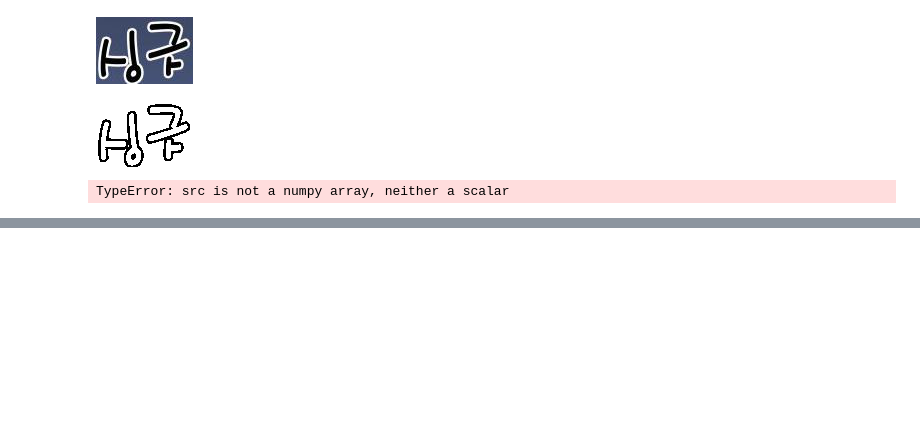
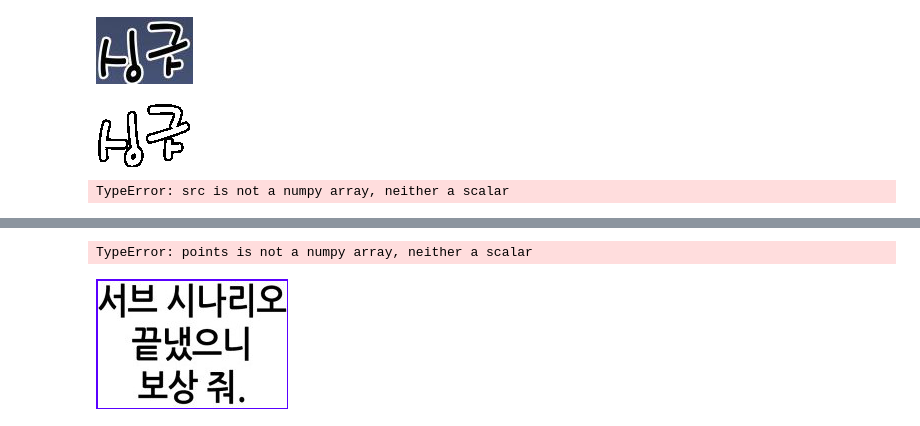
Before and after one commit to YMGYM/ocr_practice, a Jupyter notebook: image_edit.ipynb, the cells around one changed output, grey strips where cells are left out. Cells and saved outputs as stored; diff of their text form; code cells hidden in the pictures; blank space fills up the shorter version.

Commit message:
[CHANGE] some img font size make

```diff
--- a/image_edit.ipynb
+++ b/image_edit.ipynb
@@ -68,0 +94,38 @@ TypeError: src is not a numpy array, neither a scalar
+# %%
+img = Image.open("/home/jun/myWorks/soma/ai/data/cropped/test_2.png")
+img_np = np.array(img)
+# %%
+ret = []
+for bbox in data:
+    left = int(bbox["x"])
+    right = int(bbox["x"] + bbox["width"])
+    top = int(bbox["y"])
+    bottom = int(bbox["y"] + bbox["height"])
+    bbox_img:np.ndarray = img_np[top:bottom, left:right, :]
+    # bbox["fontSize"] = get_fontSize(bbox["width"],bbox["height"])
+    # bbox["fontColor"] = str(get_fontColor(bbox_img))
+    ret.append(bbox_img)
+# %%
+target = Image.fromarray(ret[2])
+# %%
+gray = cv2.cvtColor(ret[2], cv2.COLOR_BGR2GRAY)
+norm_gray = (((gray - gray.min())/(gray.max() - gray.min()))*255).astype(np.uint8)
+
+# threshold
+thresh = cv2.threshold(norm_gray, -1, 255, cv2.THRESH_TOZERO | cv2.THRESH_OTSU)[1]
+
+# get the (largest) contour
+contours = cv2.findContours(thresh, cv2.RETR_EXTERNAL, cv2.CHAIN_APPROX_SIMPLE)
+contours = contours[0] if len(contours) == 2 else contours[1]
+
+#sort contours
+sorted_ctrs = sorted(contours, key=lambda ctr: cv2.boundingRect(ctr)[0])
+
+x, y, w, h = cv2.boundingRect(sorted_ctrs[0])
+new_img = cv2.rectangle(np.array(target),(x,y),( x + w, y + h ),(90,0,255),2)
+# %% [output]
+TypeError: points is not a numpy array, neither a scalar
+# %%
+Image.fromarray(new_img)
+# %% [output]
+[figure, added]
```
Also changed, not shown: parts of 4 cells of this notebook.
